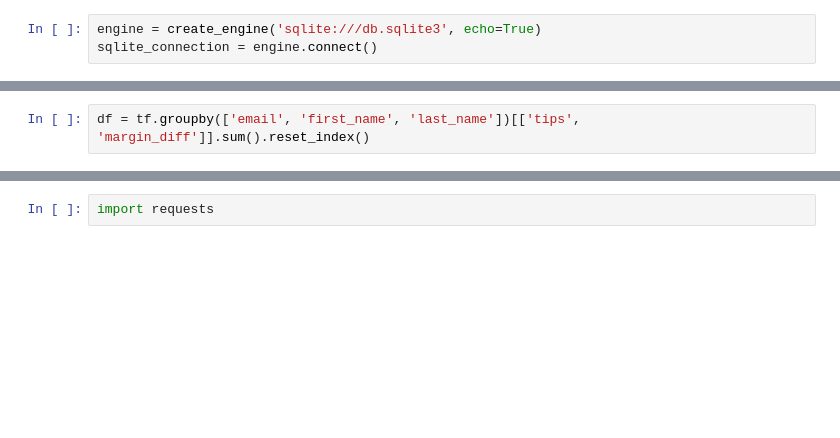
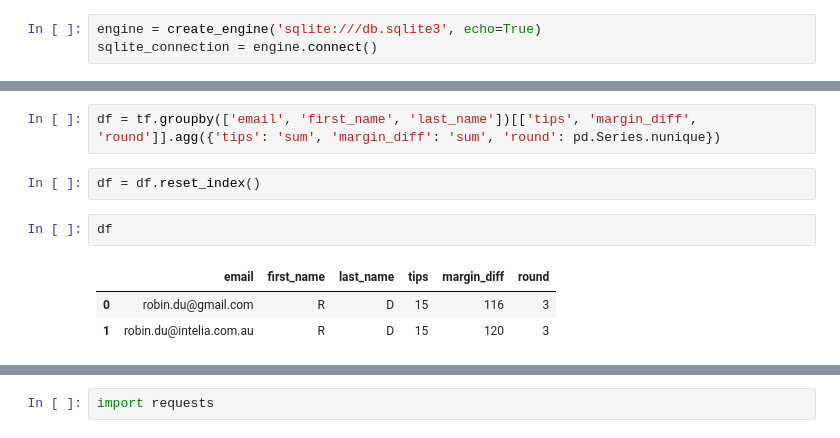
Before and after one commit to robin0821/afl_tipster, a Jupyter notebook: Untitled.ipynb, the cells around one changed output, grey strips where cells are left out. Drawn from its saved outputs; the diff is of its cells as text; blank space fills up the shorter version.

```diff
--- a/Untitled.ipynb
+++ b/Untitled.ipynb
@@ -120,2 +120,10 @@ tf
 # %%
-df = tf.groupby(['email', 'first_name', 'last_name'])[['tips', 'margin_diff']].sum().reset_index()
+df = tf.groupby(['email', 'first_name', 'last_name'])[['tips', 'margin_diff', 'round']].agg({'tips': 'sum', 'margin_diff': 'sum', 'round': pd.Series.nunique})
+# %%
+df = df.reset_index()
+# %%
+df
+# %% [output]
+|  | email | first_name | last_name | tips | margin_diff | round |
+| 0 | robin.du@gmail.com | R | D | 15 | 116 | 3 |
+| 1 | robin.du@intelia.com.au | R | D | 15 | 120 | 3 |
```
Also changed, not shown: parts of 17 cells of this notebook, 8 other files.
